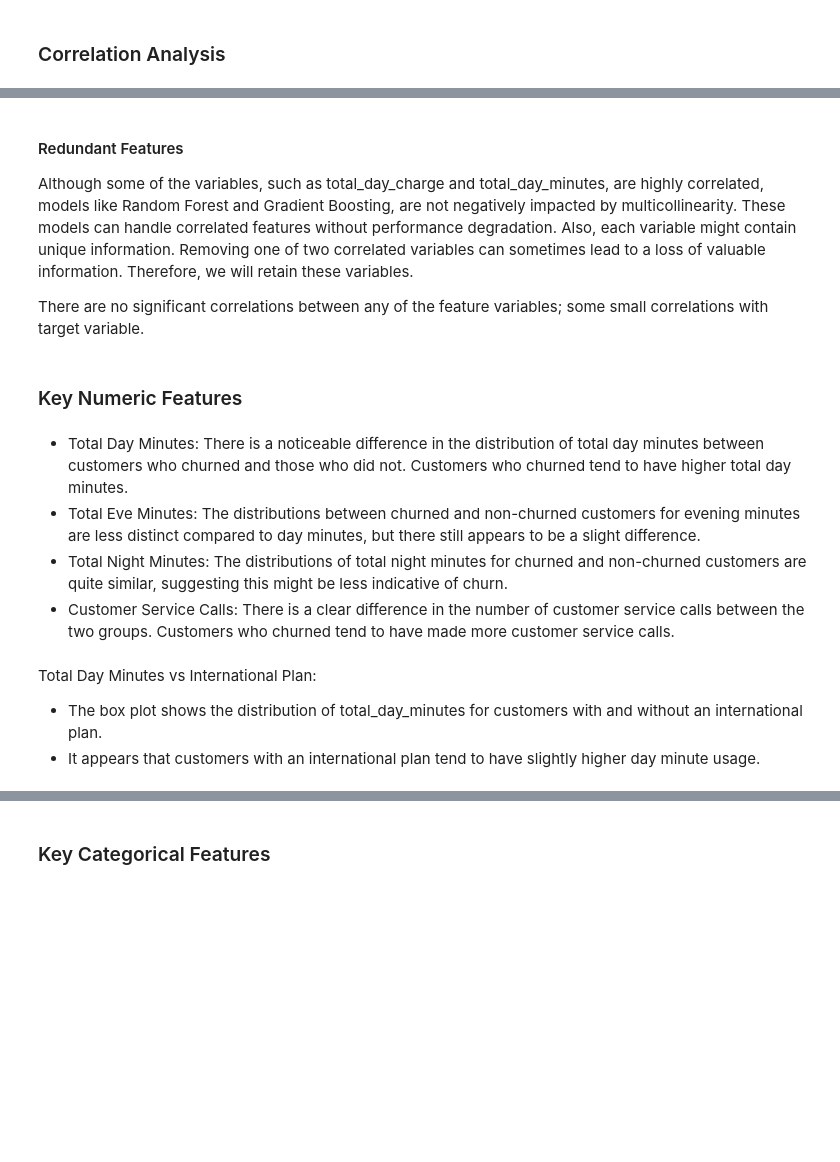
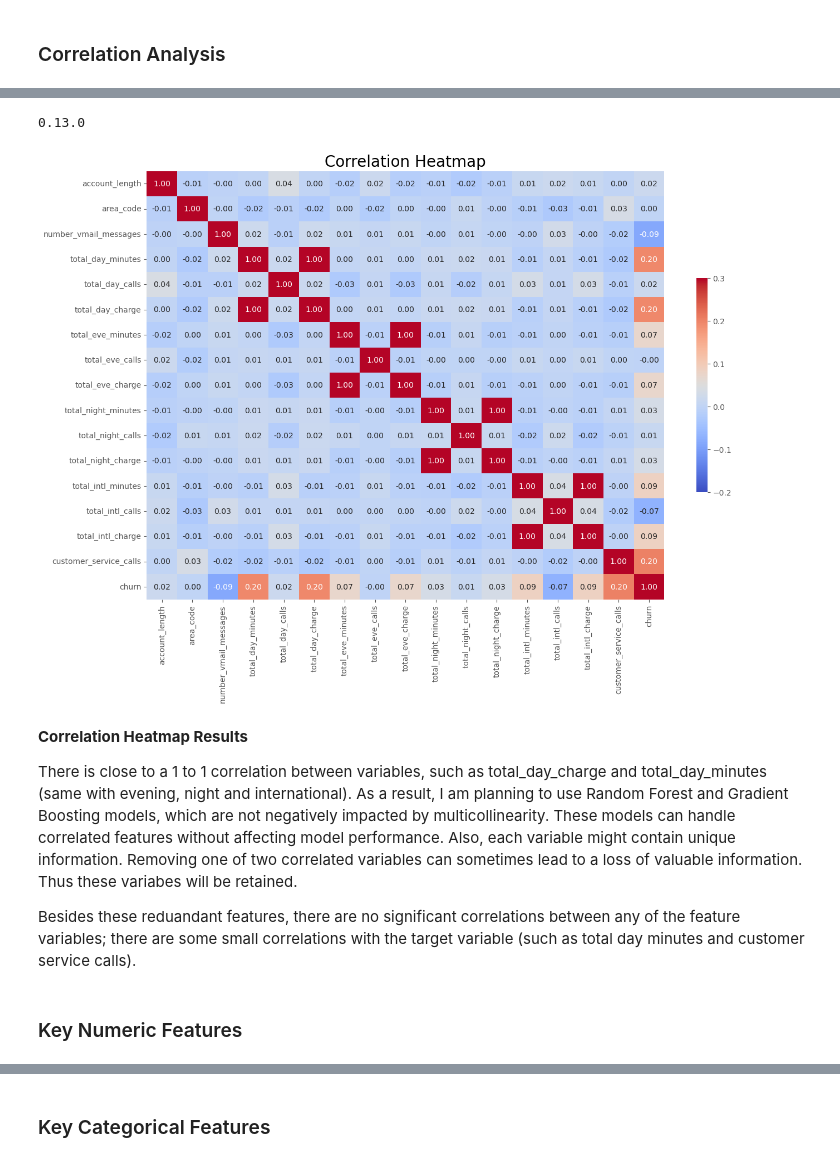
Before and after one commit to timothyrobbinscpa/new_customer_churn, a Jupyter notebook: src/customer_churn.ipynb, the cells around one changed output, grey strips where cells are left out. Saved outputs shown, nothing was run; the diff lists cells and outputs as text; code cells hidden in the pictures; blank space fills up the shorter version.

```diff
--- a/src/customer_churn.ipynb
+++ b/src/customer_churn.ipynb
@@ -171,11 +283,13 @@ Categorical Data Frequencies:
 # %% [markdown]
 ### Correlation Analysis
 # %%
+# Convert target variable to binary to check correlations and prepare for modeling
+df_train['churn'] = df_train['churn'].map({False: 0, True: 1})
+df_test['churn'] = df_test['churn'].map({False: 0, True: 1})
+
 # check correlations with target and other variables
-
 corr_matrix = df_train.select_dtypes(include=['number'])
-#corr_matrix = df_train
-
 corr_matrix = corr_matrix.reset_index(drop=True)
 
 heat = corr_matrix.corr()
+heat
@@ -184,12 +315,24 @@ heat
+# %%
+# Update seaborn to 0.13.0 to fix heatmap error of only showing values for first line
+
+# pip install seaborn==0.13.0
+print(sns.__version__)
+# %% [output]
+0.13.0
 # %%
-plt.figure(figsize=(12, 8))
-sns.heatmap(heat, cmap='coolwarm', annot=True, fmt='.2f')
+# Create heatmap
+plt.figure(figsize=(15, 10))
+sns.heatmap(heat, cmap='coolwarm', vmin=-.2, vmax=.3, annot=True, fmt='.2f', cbar_kws={"shrink": .5})
+plt.title('Correlation Heatmap', size=20)
 
 plt.show()
+# %% [output]
+[figure, added]
 # %% [markdown]
-#### Redundant Features
-Although some of the variables, such as total_day_charge and total_day_minutes, are highly correlated, models like Random Forest and Gradient Boosting, are not negatively impacted by multicollinearity. These models can handle correlated features without performance degradation.  Also, each variable might contain unique information. Removing one of two correlated variables can sometimes lead to a loss of valuable information.  Therefore, we will retain these variables.
+**Correlation Heatmap Results**
 
-There are no significant correlations between any of the feature variables; some small correlations with target variable.
+There is close to a 1 to 1 correlation between variables, such as total_day_charge and total_day_minutes (same with evening, night and international). As a result, I am planning to use Random Forest and Gradient Boosting models, which are not negatively impacted by multicollinearity. These models can handle correlated features without affecting model performance.  Also, each variable might contain unique information. Removing one of two correlated variables can sometimes lead to a loss of valuable information.  Thus these variabes will be retained.
+
+Besides these reduandant features, there are no significant correlations between any of the feature variables; there are some small correlations with the target variable (such as total day minutes and customer service calls).
 # %% [markdown]
 ### Key Numeric Features
@@ -209,5 +338,0 @@ plt.show()
-# %% [markdown]
-- Total Day Minutes: There is a noticeable difference in the distribution of total day minutes between customers who churned and those who did not. Customers who churned tend to have higher total day minutes.
-- Total Eve Minutes: The distributions between churned and non-churned customers for evening minutes are less distinct compared to day minutes, but there still appears to be a slight difference.
-- Total Night Minutes: The distributions of total night minutes for churned and non-churned customers are quite similar, suggesting this might be less indicative of churn.
-- Customer Service Calls: There is a clear difference in the number of customer service calls between the two groups. Customers who churned tend to have made more customer service calls.
@@ -220,4 +338,0 @@ plt.show()
-# %% [markdown]
-Total Day Minutes vs International Plan:
-- The box plot shows the distribution of total_day_minutes for customers with and without an international plan.
-- It appears that customers with an international plan tend to have slightly higher day minute usage.
```
Also changed, not shown: parts of 86 cells of this notebook, 4 other files.
